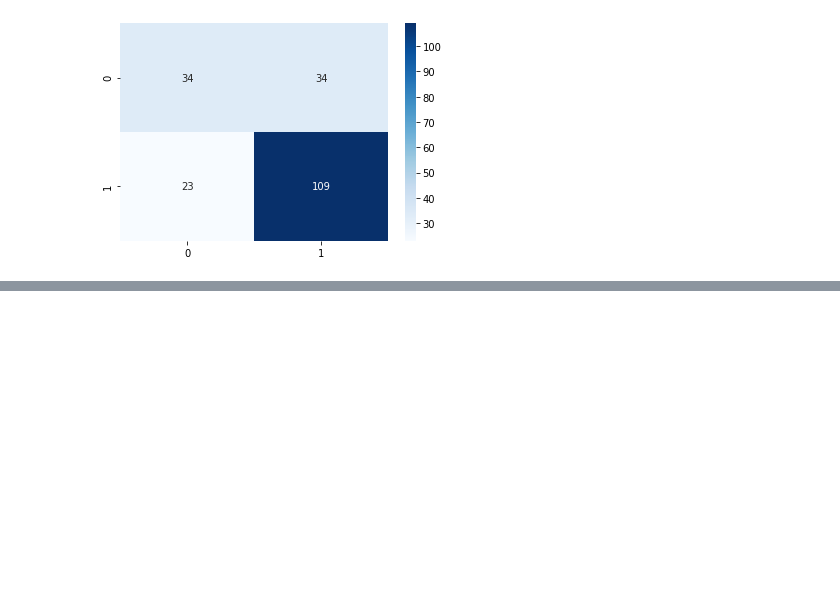
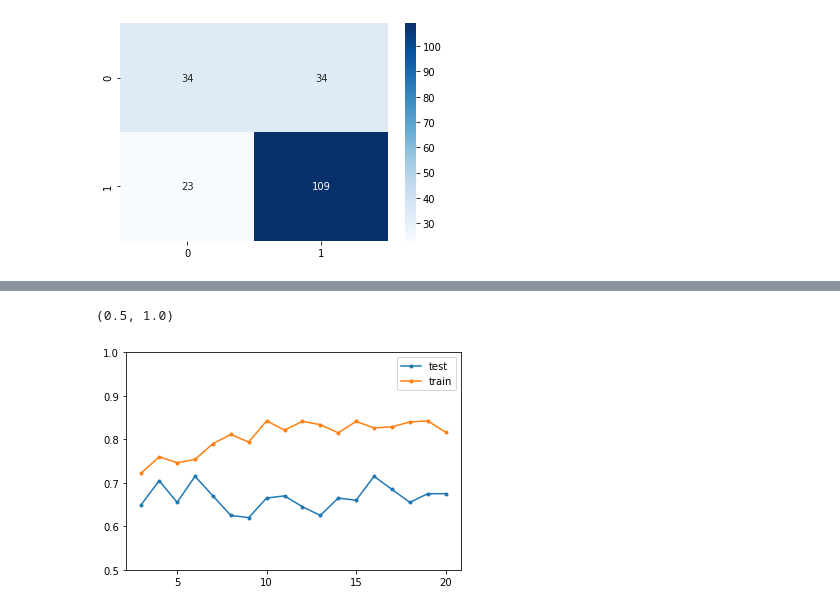
Before and after one commit to FelipeGorostiaga/MachineLearning, a Jupyter notebook: src/tp2/tp2_1.ipynb, the cells around one changed output, grey strips where cells are left out. Drawn from its saved outputs; the diff is of its cells as text; code cells hidden in the pictures; blank space fills up the shorter version.

```diff
--- a/src/tp2/tp2_1.ipynb
+++ b/src/tp2/tp2_1.ipynb
@@ -323,28 +436,27 @@ Name: Creditability, dtype: int64
 # %%
-def get_precision_plot(data, stdout=False):
-    column_count = len(all_attrs)
+def get_precision_plot_forest(train_data, test_data, node_range=None, iterations=3, stdout=False):
+    if node_range is None:
+        lower = min(3, len(list(train_data)) - 1)
+        higher = len(list(train_data))
+        node_range = range(lower, higher, 1)
+
     plot_points = []
 
-    for i in range(3, column_count + 1):
+    for i in node_range:
         if stdout:
             print(f'Generating results using {i} attributes...')
 
-        forest = build_forest(data, column_sample_size=i, iterations=9, stdout=False)
+        forest = build_forest(train_data, column_sample_size=i, iterations=iterations, stdout=False)
 
         correct_classifications = 0
-        for index, row in data.iterrows():
+        for index, row in test_data.iterrows():
             classification = classify_random_forest(row, forest=forest)
             if classification == row['Creditability']:
                 correct_classifications += 1
 
-        plot_points.append(correct_classifications / len(data))
+        plot_points.append(correct_classifications / len(test_data))
 
     if stdout:
         print(plot_points)
 
     return plot_points
-
-test_precisions = get_precision_plot(test, True)
-train_precisions = get_precision_plot(train, True)
-plot = pd.DataFrame({'test': test_precisions, 'train': train_precisions}, index=[3, 4, 5, 6, 7, 8, 9, 10, 11, 12, 13, 14, 15, 16, 17, 18, 19, 20])
-lines = plot.plot.line()
@@ -370,5 +462,0 @@ TypeError: no numeric data to plot
-# %%
-# Forest size = 3
-df = pd.DataFrame({'test': [0.705, 0.74, 0.75, 0.77, 0.75, 0.8, 0.805, 0.75, 0.845, 0.8, 0.795, 0.84, 0.805, 0.78, 0.805, 0.745, 0.815, 0.805], 'train': [0.73125, 0.7325, 0.75625, 0.79, 0.79, 0.8, 0.81125, 0.795, 0.8175, 0.85, 0.82625, 0.825, 0.83125, 0.8475, 0.8275, 0.8225, 0.85125, 0.83875]}, index=[3, 4, 5, 6, 7, 8, 9, 10, 11, 12, 13, 14, 15, 16, 17, 18, 19, 20])
-lines = df.plot.line(style='.-')
-lines.locator_params(integer=True)
@@ -377,5 +462,0 @@ lines.locator_params(integer=True)
-# %%
-# Forest size = 9
-df = pd.DataFrame({'test': [0.745, 0.84, 0.81, 0.86, 0.865, 0.87, 0.85, 0.885, 0.9, 0.87, 0.865, 0.85, 0.865, 0.85, 0.87, 0.895, 0.87, 0.84], 'train': [0.725, 0.7475, 0.7825, 0.8275, 0.9, 0.885, 0.885, 0.87875, 0.88125, 0.895, 0.89125, 0.89125, 0.885, 0.89875, 0.9025, 0.90125, 0.8775, 0.8875]}, index=[3, 4, 5, 6, 7, 8, 9, 10, 11, 12, 13, 14, 15, 16, 17, 18, 19, 20])
-lines = df.plot(style='.-')
-lines.locator_params(integer=True)
@@ -383,0 +463,5 @@ lines.locator_params(integer=True)
+# %%
+column_count = len(all_attrs)
+attr_range = range(3, column_count + 1, 1)
+test_precisions = get_precision_plot_forest(train, test, attr_range, stdout=True)
+train_precisions = get_precision_plot_forest(train, train, attr_range, stdout=True)
@@ -383,0 +487,10 @@ lines.locator_params(integer=True)
+# %%
+forest_plot = pd.DataFrame({'test': test_precisions, 'train': train_precisions}, index=[i for i in attr_range])
+forest_lines = forest_plot.plot.line()
+# df = pd.DataFrame({'test': [0.65, 0.705, 0.655, 0.715, 0.67, 0.625, 0.62, 0.665, 0.67, 0.645, 0.625, 0.665, 0.66, 0.715, 0.685, 0.655, 0.675, 0.675], 'train': [0.7225, 0.76, 0.74625, 0.75375, 0.79, 0.81125, 0.79375, 0.8425, 0.82125, 0.84125, 0.83375, 0.815, 0.84125, 0.82625, 0.82875, 0.84, 0.8425, 0.81625]}, index=[i for i in attr_range])
+forest_lines = df.plot.line(style='.-')
+forest_lines.locator_params(integer=True)
+forest_lines.set_ylim(0.5, 1)
+# %% [output]
+(0.5, 1.0)
+[figure, added]
```
Also changed, not shown: parts of 18 cells of this notebook.
